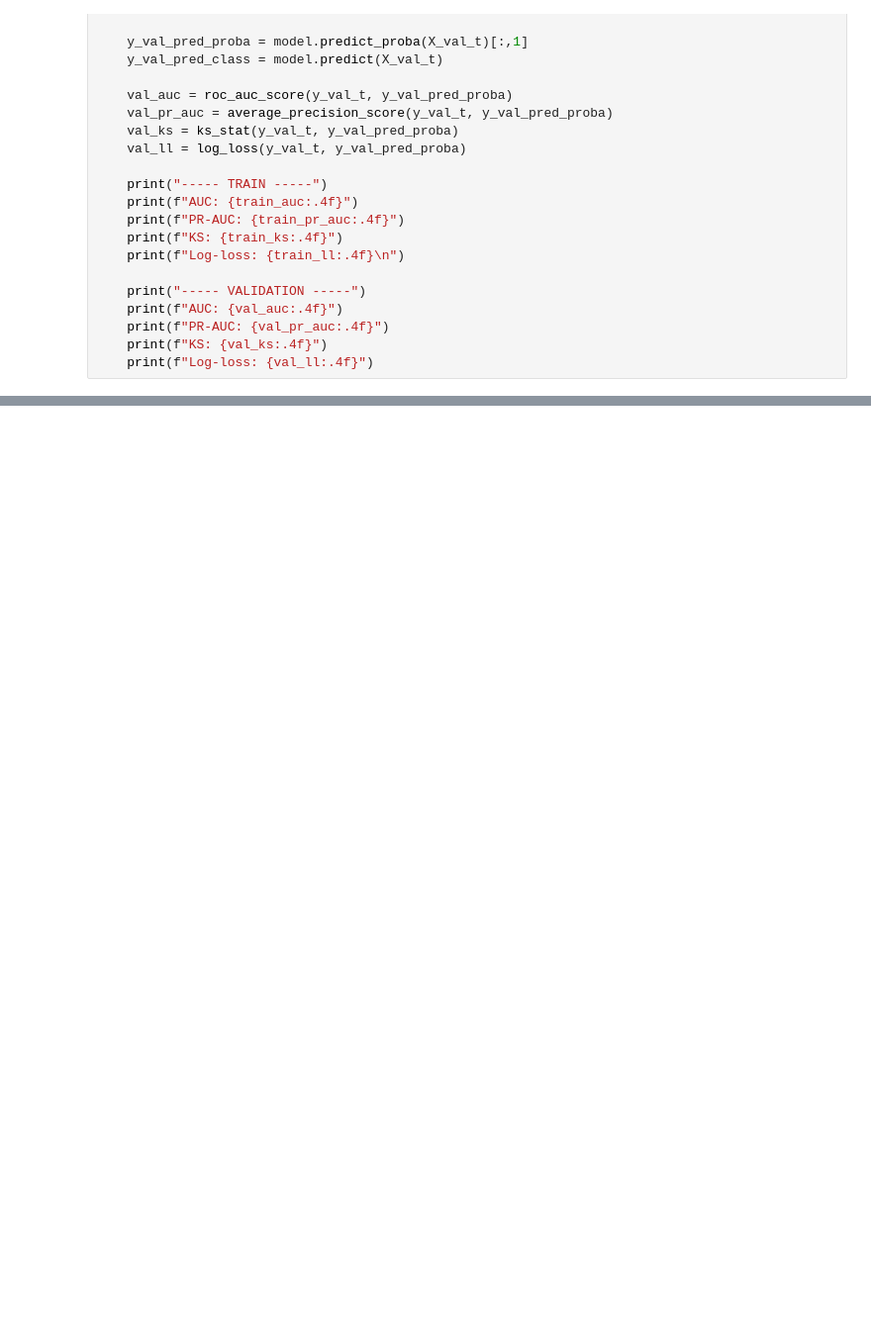
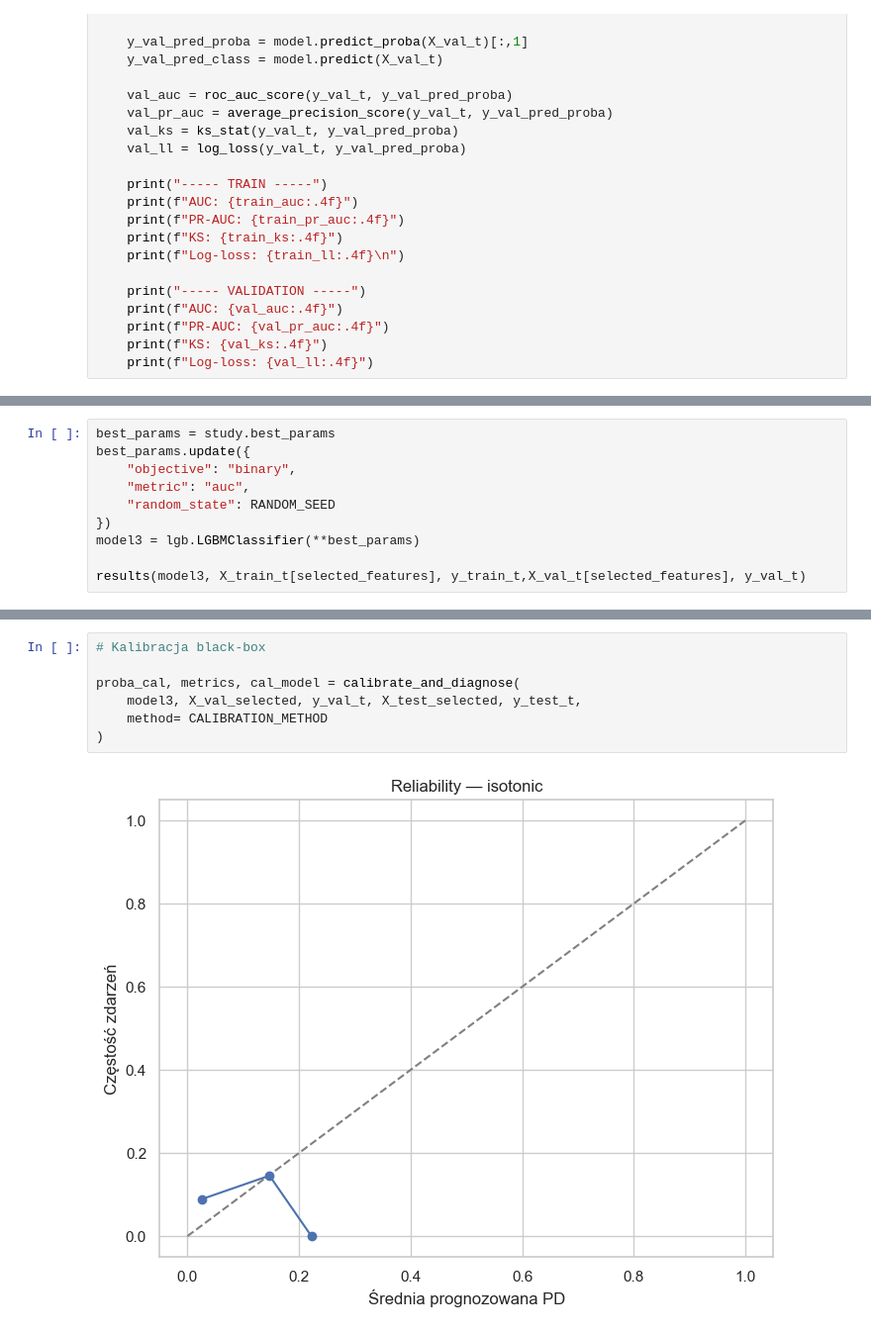
Before and after one commit to Karol315/Interpretability_of_machine_learning_project, a Jupyter notebook: BlackBox.ipynb, the cells around one changed output, grey strips where cells are left out. Shown at 99% size. Saved outputs shown, nothing was run; the diff lists cells and outputs as text; blank space fills up the shorter version.

```diff
--- a/BlackBox.ipynb
+++ b/BlackBox.ipynb
@@ -702,0 +850,10 @@ Log-loss: 0.3124
+# %%
+best_params = study.best_params
+best_params.update({
+    "objective": "binary",
+    "metric": "auc",
+    "random_state": RANDOM_SEED
+})
+model3 = lgb.LGBMClassifier(**best_params)
+
+results(model3, X_train_t[selected_features], y_train_t,X_val_t[selected_features], y_val_t)
@@ -702,0 +1029,9 @@ Log-loss: 0.3124
+# %%
+# Kalibracja black-box
+
+proba_cal, metrics, cal_model = calibrate_and_diagnose(
+    model3, X_val_selected, y_val_t, X_test_selected, y_test_t,
+    method= CALIBRATION_METHOD
+)
+# %% [output]
+[figure, added]
```
Also changed, not shown: parts of 35 cells of this notebook.
